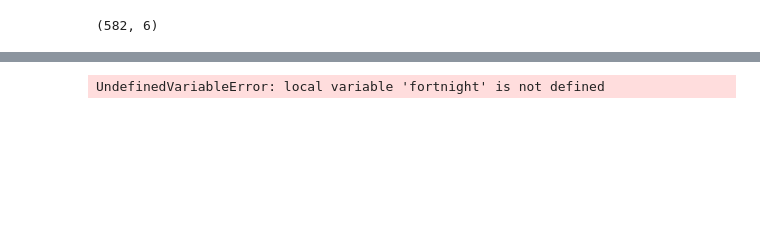
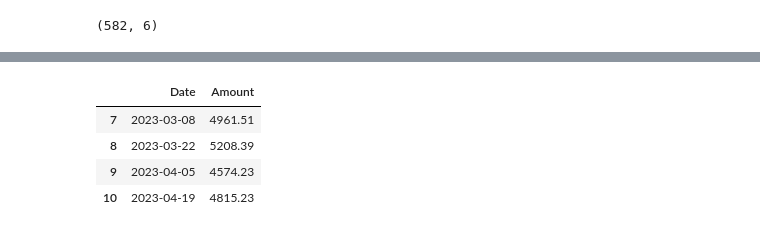
Before and after one commit to victorcruz90/expenses_dashboard, a Jupyter notebook: notebook.ipynb, the cells around one changed output, grey strips where cells are left out. Cells and saved outputs as stored; diff of their text form; code cells hidden in the pictures; blank space fills up the shorter version.

```diff
--- a/notebook.ipynb
+++ b/notebook.ipynb
@@ -37 +25,10 @@ data1
+# %%
+ata_expense = df.query('')
+ata_expense
+# %% [output]
+|  | Date | Amount |
+| 7 | 2023-03-08 | 4961.51 |
+| 8 | 2023-03-22 | 5208.39 |
+| 9 | 2023-04-05 | 4574.23 |
+| 10 | 2023-04-19 | 4815.23 |
 # %%
@@ -58,21 +52,0 @@ data1
-# %%
-def filter_bar_chart(data, fortnights: list):
-
-    data1 = data.query('Date in @fortnight')
-
-    fig = px.histogram(data1, x='Date', y='Amount',color='Category', color_discrete_sequence=px.colors.qualitative.Dark24, text_auto='.2f')
-    fig.update_layout(
-        plot_bgcolor='rgba(0,0,0,0)',
-        bargap=0.3,
-        xaxis_title_text='Fornight pay date',
-        yaxis_title_text='Total',
-        font_family='Arial',
-        xaxis=dict(tickmode='array', tickvals= data2['Date'], ticktext = data2['Date'].apply(lambda x: x.strftime('%d-%b-%Y')),automargin=True)
-        ),
-    fig.update_yaxes(showgrid=False, range=[0,data1.max(numeric_only=True)], tickfont=dict(family='Arial', color='black', size=14))
-    fig.update_xaxes(tickfont=dict(family='Arial', color='black', size=14))
-    fig.show()
-
-filter_bar_chart(df3, ['2022-11-30'])
-# %% [output]
-UndefinedVariableError: local variable 'fortnight' is not defined
```
Also changed, not shown: parts of 2 cells of this notebook, 4 other files.
